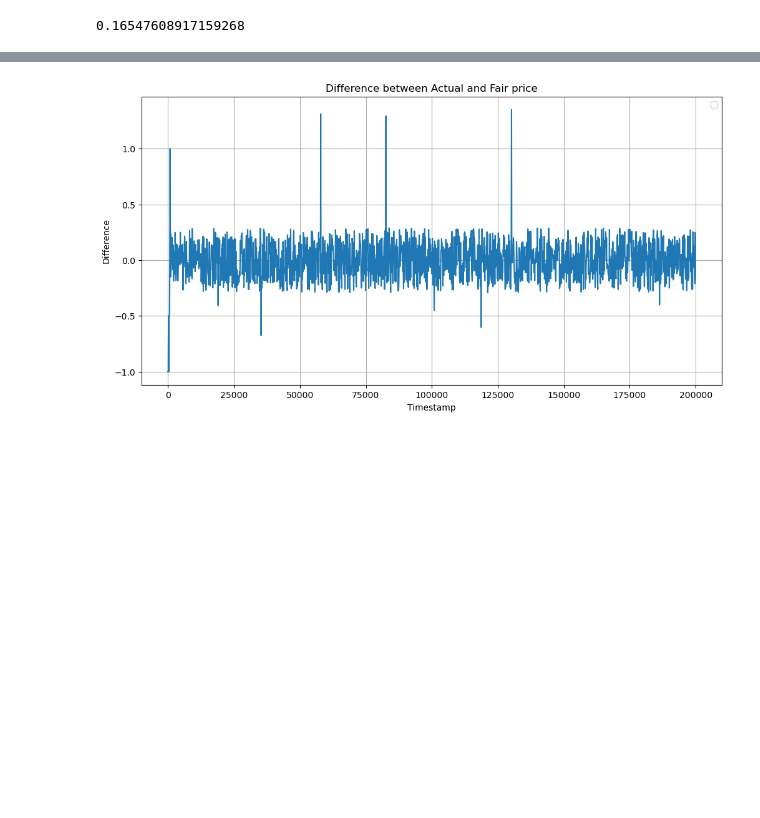
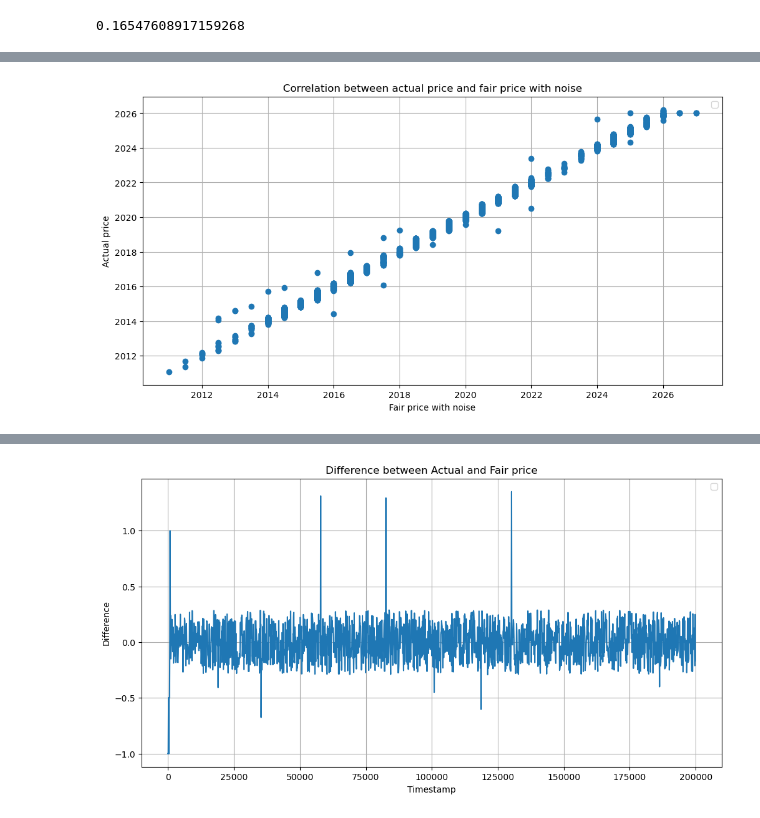
Before and after one commit to UlrichVestuche/IMC-Prosperity-3, a Jupyter notebook: Tutorial Gleb/data_ga.ipynb, the cells around one changed output, grey strips where cells are left out. Cells and saved outputs as stored; diff of their text form; code cells hidden in the pictures; blank space fills up the shorter version.

```diff
--- a/Tutorial Gleb/data_ga.ipynb
+++ b/Tutorial Gleb/data_ga.ipynb
@@ -386,0 +400,22 @@ print(math.sqrt(mean_squared_error(df_kelp_actual_price, fprice_lst)))
+# %%
+
+above_fprice = []
+below_fprice = []
+
+for x in fprice_corr_lst:
+    if x.is_integer():
+        above_fprice.append(int(x + 1))
+        below_fprice.append(int(x - 1))
+    else:
+        above_fprice.append(math.ceil(x + 0.5))
+        below_fprice.append(math.floor(x - 0.5))
+
+print(list(fprice_corr_lst))
+print(list(above_fprice))
+
+Num_prob = 0
+for i in range(len(fprice_corr_lst)):
+    if np.random.rand() < 0.05:
+        Num_prob += 1
+
+print('Event with prob 5% occured ',Num_prob, ' times in ',len(fprice_corr_lst), 'trials')
@@ -386,0 +426,19 @@ print(math.sqrt(mean_squared_error(df_kelp_actual_price, fprice_lst)))
+# %%
+fprice_rand_lst = []
+
+for i in range(len(fprice_lst)):
+    if np.random.rand() < 0.01:
+        fprice_rand_lst.append(fprice_lst[i] + 1.5 * ((-1) ** np.random.randint(10)))
+    else:
+        fprice_rand_lst.append(fprice_lst[i])
+
+plt.figure(figsize=(12, 6))
+plt.plot(fprice_rand_lst,df_kelp_actual_price,'o')
+plt.xlabel('Fair price with noise')
+plt.ylabel('Actual price')
+plt.title('Correlation between actual price and fair price with noise')
+plt.legend()
+plt.grid(True)
+plt.show()
+# %% [output]
+[figure, added]
```
Also changed, not shown: parts of 8 cells of this notebook, 9 other files.
